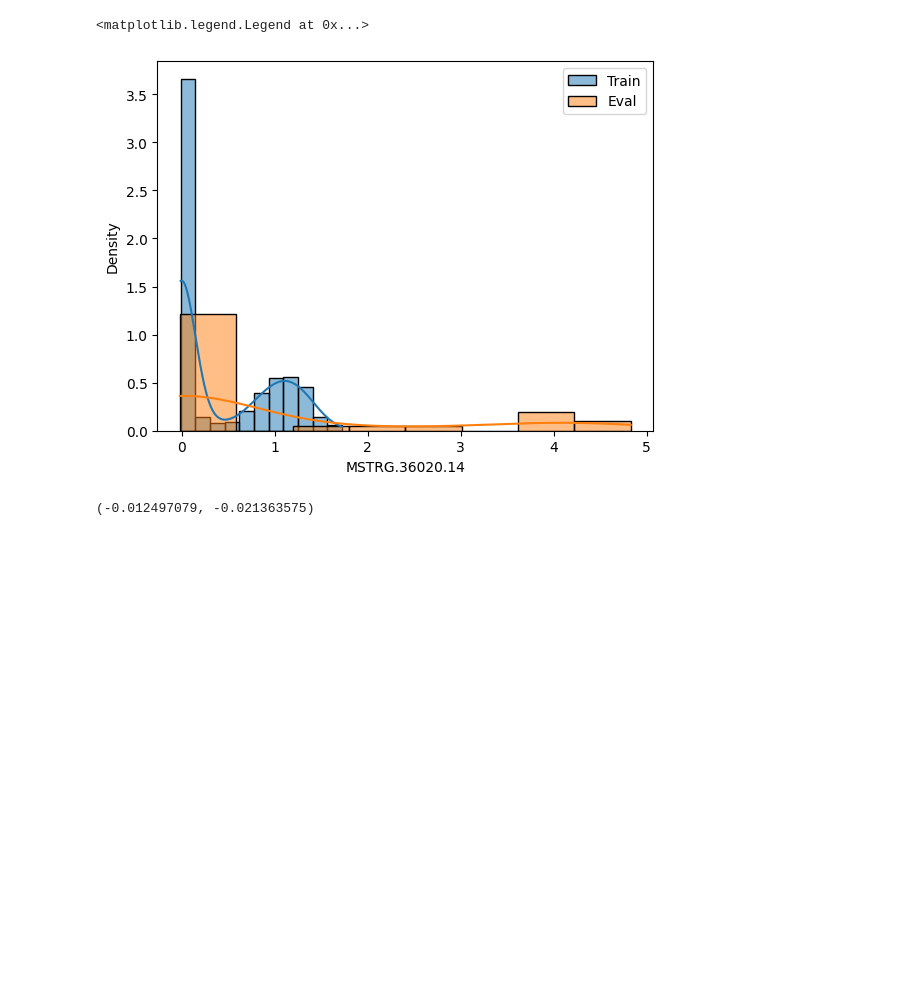
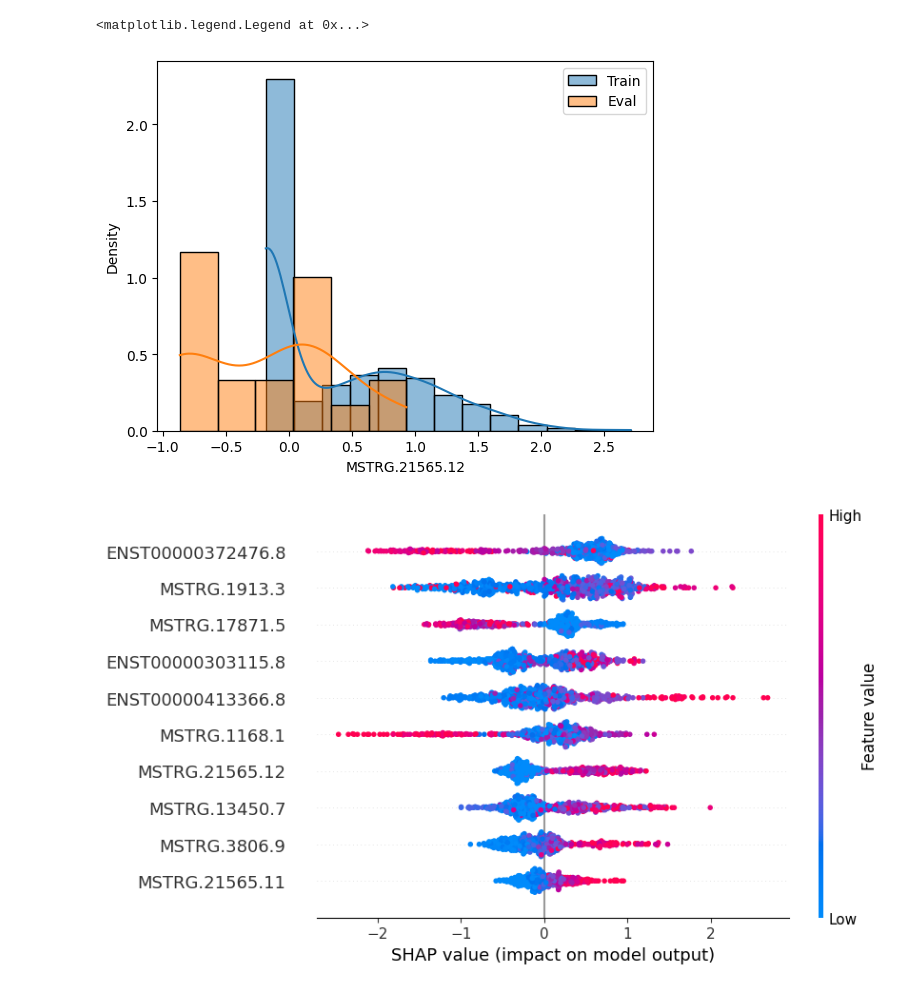
Before and after one commit to zodelheim/sea-infer-rna-seq, a Jupyter notebook: notebooks/Brain0LowMLScore.ipynb, the cells around one changed output. Saved outputs shown, nothing was run; the diff lists cells and outputs as text; code cells hidden in the pictures; blank space fills up the shorter version.

```diff
--- a/notebooks/Brain0LowMLScore.ipynb
+++ b/notebooks/Brain0LowMLScore.ipynb
@@ -287,20 +324,19 @@ shap.summary_plot(shap_values, X_eval)
 # %%
-# sns.kdeplot(
-#     data['MSTRG.36020.14']
-# )
 sns.histplot(
-    X_train['MSTRG.36020.14'], kde=True, stat='density', label='Train'
+    X_train['MSTRG.21565.12'], kde=True, stat='density', label='Train'
     # data['MSTRG.35413.93'], kde=True, stat='density'
 )
 sns.histplot(
-    X_eval['MSTRG.36020.14'], kde=True, stat='density', label='Eval'
+    X_eval['MSTRG.21565.12'], kde=True, stat='density', label='Eval'
     # data_eval['MSTRG.35413.93'], kde=True, stat='density'
 )
 plt.legend()
 # %% [output]
 <matplotlib.legend.Legend at 0x...>
-[figure, old version]
+[figure, new version]
-# %%
-X_train['MSTRG.36020.14'].min(), X_eval['MSTRG.36020.14'].min()
-# %% [output]
-(-0.012497079, -0.021363575)
+# %%
+explainer_train = shap.Explainer(model, X_train)
+shap_values_train = explainer_train(X_train)
+shap.plots.beeswarm(shap_values_train, order=shap_values_train.abs.mean(0), max_display=X_train.shape[1])
+# %% [output]
+[figure, added]
```
Also changed, not shown: parts of 12 cells of this notebook, 1 other file.
